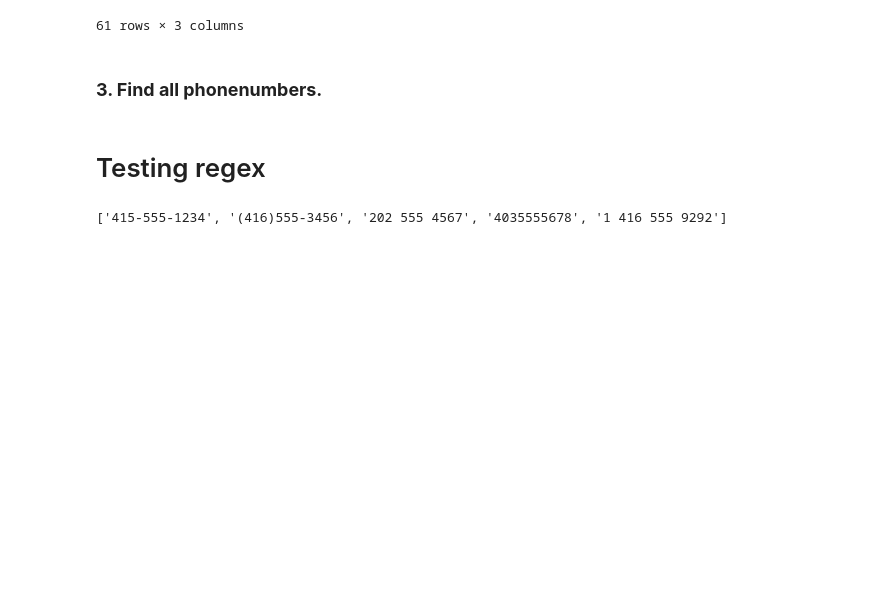
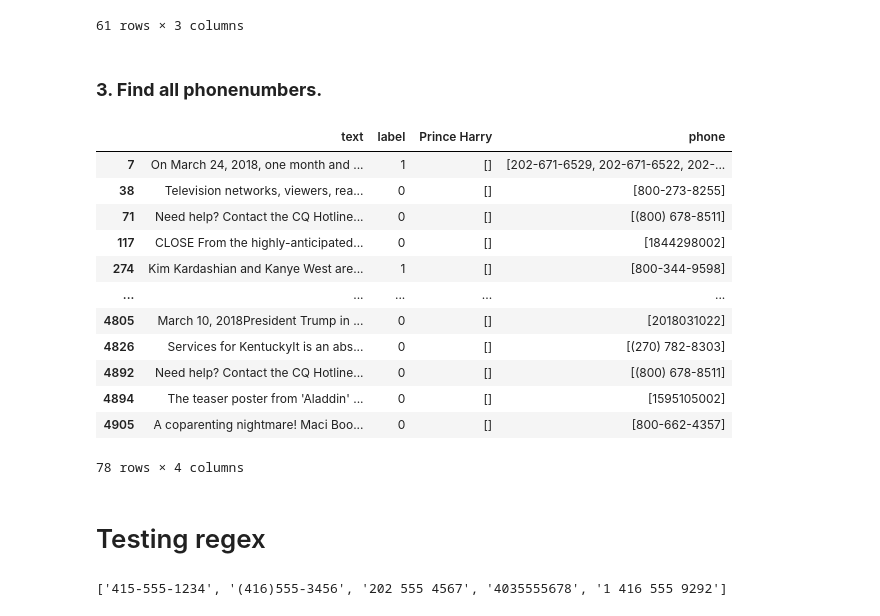
Before and after one commit to ChiaoYunTing/Text-Analytics, a Jupyter notebook: lecture_1.ipynb, the cells around one changed output. Drawn from its saved outputs; the diff is of its cells as text; code cells hidden in the pictures; blank space fills up the shorter version.

```diff
--- a/lecture_1.ipynb
+++ b/lecture_1.ipynb
@@ -654,6 +654,27 @@ prince_fakenews
 61 rows × 3 columns
 # %% [markdown]
 ### **3. Find all phonenumbers.**
+# %%
+pattern = r"(?:\+?1\s*)?(?:\(\s*\d{3}\s*\)|\d{3})(?:[\s.-]*\d{3})[\s.-]*\d{4}"
+fakenews['phone'] = fakenews['text'].dropna().apply(
+    lambda x: re.findall(pattern, x))
+# %%
+fakenews_phonenumber = fakenews[fakenews['phone'].apply(lambda x: x != [])]
+fakenews_phonenumber
+# %% [output]
+|  | text | label | Prince Harry | phone |
+| 7 | On March 24, 2018, one month and ... | 1 | [] | [202-671-6529, 202-671-6522, 202-... |
+| 38 | Television networks, viewers, rea... | 0 | [] | [800-273-8255] |
+| 71 | Need help? Contact the CQ Hotline... | 0 | [] | [(800) 678-8511] |
+| 117 | CLOSE From the highly-anticipated... | 0 | [] | [1844298002] |
+| 274 | Kim Kardashian and Kanye West are... | 1 | [] | [800-344-9598] |
+| ... | ... | ... | ... | ... |
+| 4805 | March 10, 2018President Trump in ... | 0 | [] | [2018031022] |
+| 4826 | Services for KentuckyIt is an abs... | 0 | [] | [(270) 782-8303] |
+| 4892 | Need help? Contact the CQ Hotline... | 0 | [] | [(800) 678-8511] |
+| 4894 | The teaser poster from 'Aladdin' ... | 0 | [] | [1595105002] |
+| 4905 | A coparenting nightmare! Maci Boo... | 0 | [] | [800-662-4357] |
+78 rows × 4 columns
 # %% [markdown]
 # Testing regex
 # %%
```
